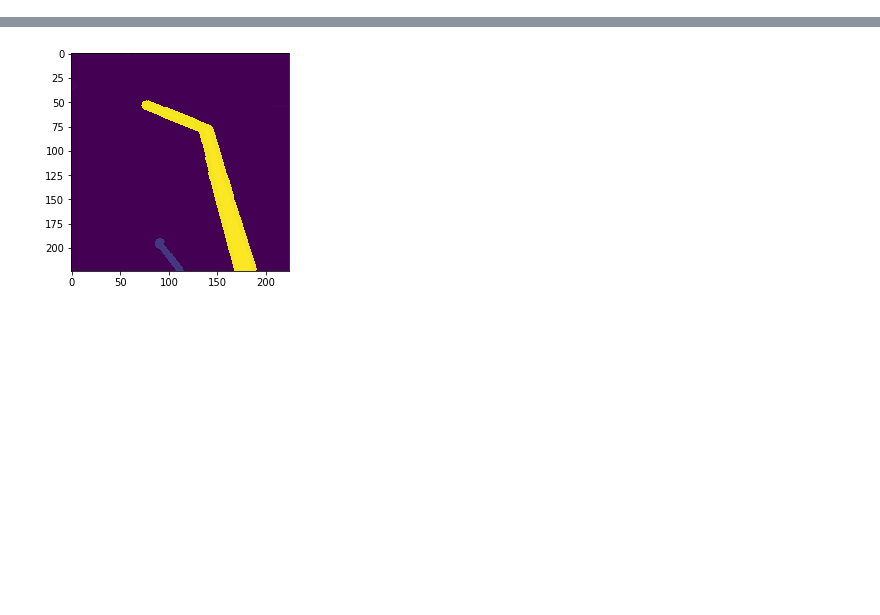
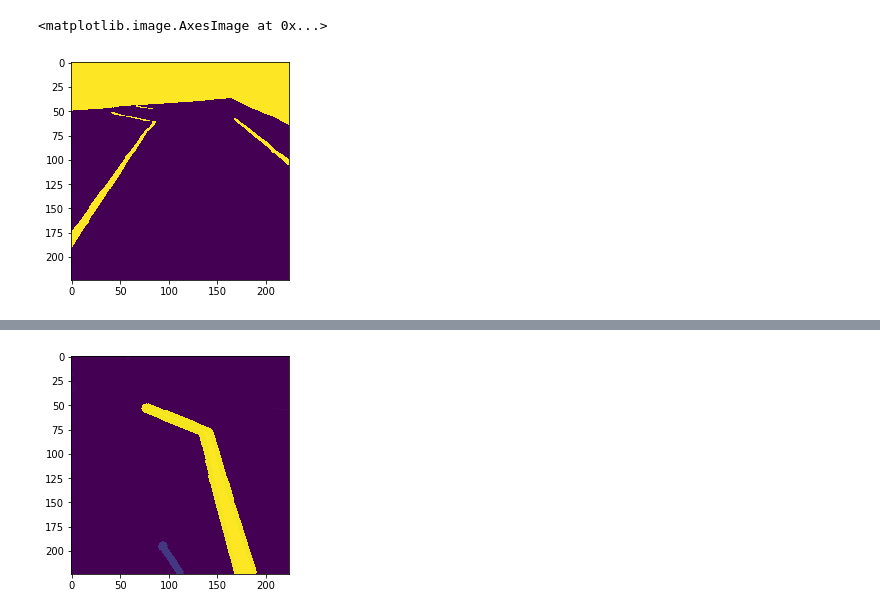
Before and after one commit to cs-isia-racer/notebooks, a Jupyter notebook: src/pixel_clusters.ipynb, the cells around one changed output, grey strips where cells are left out. Saved outputs shown, nothing was run; the diff lists cells and outputs as text; code cells hidden in the pictures; blank space fills up the shorter version.

```diff
--- a/src/pixel_clusters.ipynb
+++ b/src/pixel_clusters.ipynb
@@ -27 +6,6 @@ kmeans = train_kmeans(X_val[:200])
+# %%
+plt.imshow(lib.cluster_filter(X_val[400]))
+# %% [output]
+<matplotlib.image.AxesImage at 0x...>
+[figure, added]
 # %%
```
Also changed, not shown: parts of 12 cells of this notebook, 1 other file.
